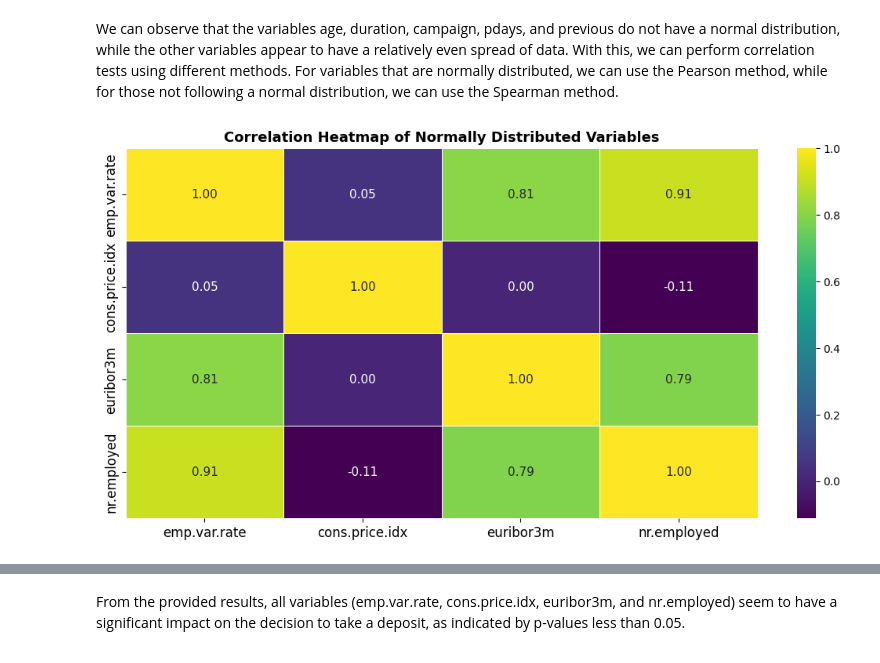
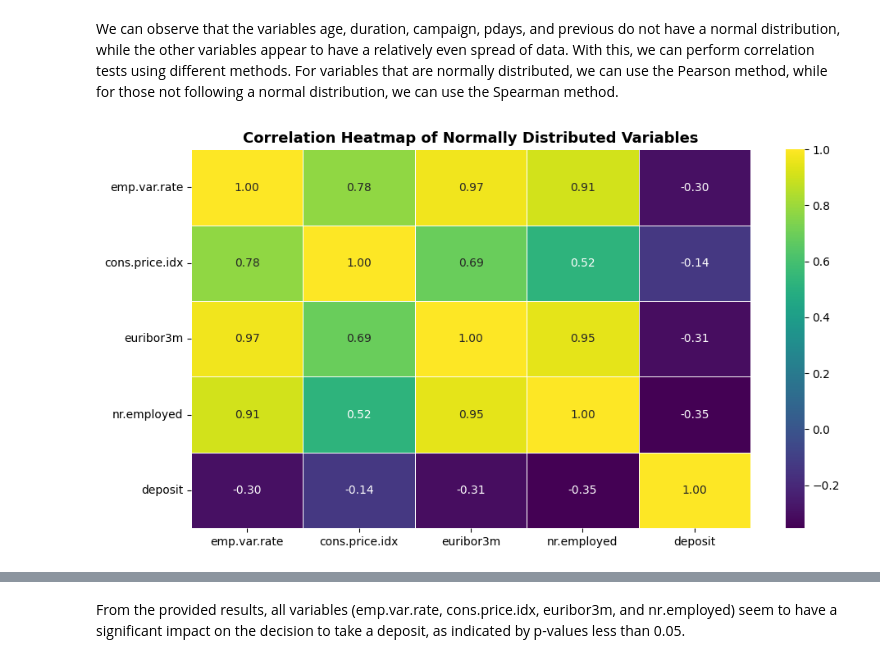
Before and after one commit to envaldy/Tim_Alpha_Finpro, a Jupyter notebook: Final Project/0. Master Tim_Alpha_Finpro.ipynb, the cells around one changed output, grey strips where cells are left out. Cells and saved outputs as stored; diff of their text form; code cells hidden in the pictures.

```diff
--- a/Final Project/0. Master Tim_Alpha_Finpro.ipynb
+++ b/Final Project/0. Master Tim_Alpha_Finpro.ipynb
@@ -328,27 +329,15 @@ plt.show()
 We can observe that the variables age, duration, campaign, pdays, and previous do not have a normal distribution, while the other variables appear to have a relatively even spread of data. With this, we can perform correlation tests using different methods. For variables that are normally distributed, we can use the Pearson method, while for those not following a normal distribution, we can use the Spearman method.
 # %%
 # Selecting numerical variables that are normally distributed
-normal_numeric_df = df[['emp.var.rate', 'cons.price.idx', 'euribor3m', 'nr.employed']]
+normal_numeric_df = df[['emp.var.rate', 'cons.price.idx', 'euribor3m', 'nr.employed', 'deposit']]
 
 # Calculating the correlation matrix for normally distributed variables
 correlation_pearson = normal_numeric_df.corr()
 
-# Creating a correlation heatmap
-plt.figure(figsize=(13, 8))
-sns.heatmap(correlation_pearson, annot=True, cmap='viridis', fmt=".2f", linewidths=.5, annot_kws={"size": 11})
-
-# Set xticklabels and yticklabels to control the font size of labels
-plt.xticks(fontsize=10)
-plt.yticks(fontsize=10)
-
-# Set the size of x-axis and y-axis labels
-plt.tick_params(axis='x', labelsize=12)
-plt.tick_params(axis='y', labelsize=12)
-
-# Adjusting the space between the title and the heatmap
-plt.subplots_adjust(top=0.7)
-
+# Create a new correlation heatmap
+plt.figure(figsize=(11, 6))
+sns.heatmap(correlation_pearson, annot=True, cmap='viridis', fmt=".2f", linewidths=0.5)
 plt.title('Correlation Heatmap of Normally Distributed Variables', fontweight='bold', fontsize=13)
 plt.show()
 # %% [output]
-[figure, old version]
+[figure, new version]
```
Also changed, not shown: parts of 9 cells of this notebook.
